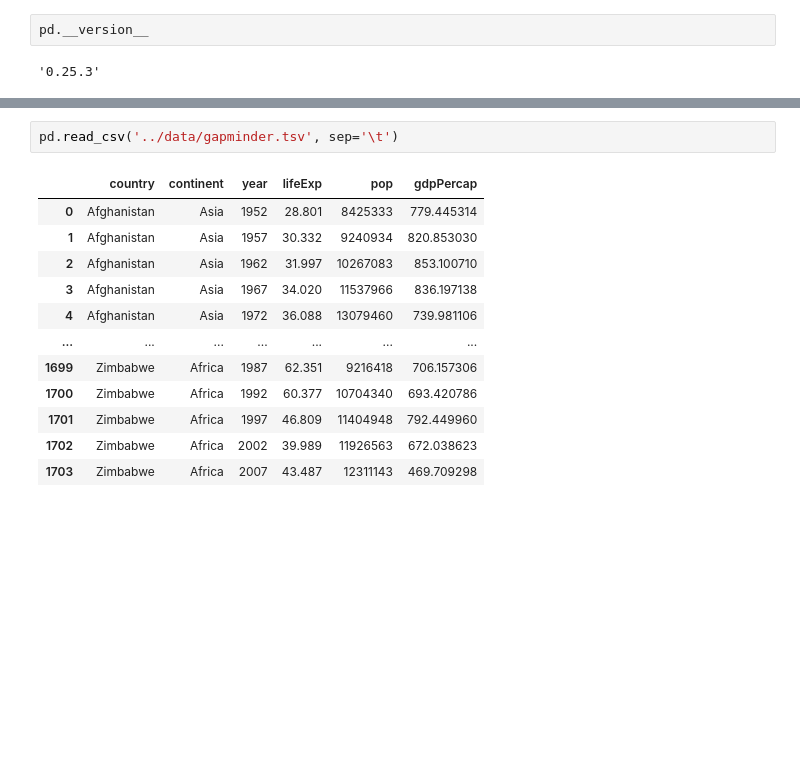
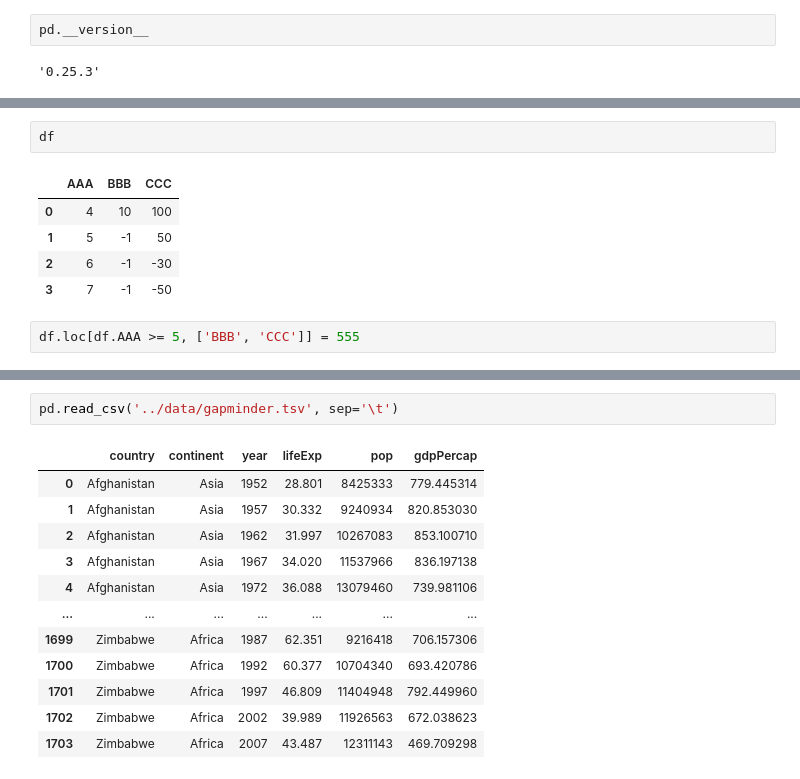
Before and after one commit to ChrisHSKim/python_for_everyone, a Jupyter notebook: notebooks/python with pandas.ipynb, the cells around one changed output, grey strips where cells are left out. Drawn from its saved outputs; the diff is of its cells as text; blank space fills up the shorter version.

```diff
--- a/notebooks/python with pandas.ipynb
+++ b/notebooks/python with pandas.ipynb
@@ -6,0 +21,10 @@ pd.__version__
+# %%
+df
+# %% [output]
+|  | AAA | BBB | CCC |
+| 0 | 4 | 10 | 100 |
+| 1 | 5 | -1 | 50 |
+| 2 | 6 | -1 | -30 |
+| 3 | 7 | -1 | -50 |
+# %%
+df.loc[df.AAA >= 5, ['BBB', 'CCC']] = 555
```
Also changed, not shown: parts of 15 cells of this notebook.
